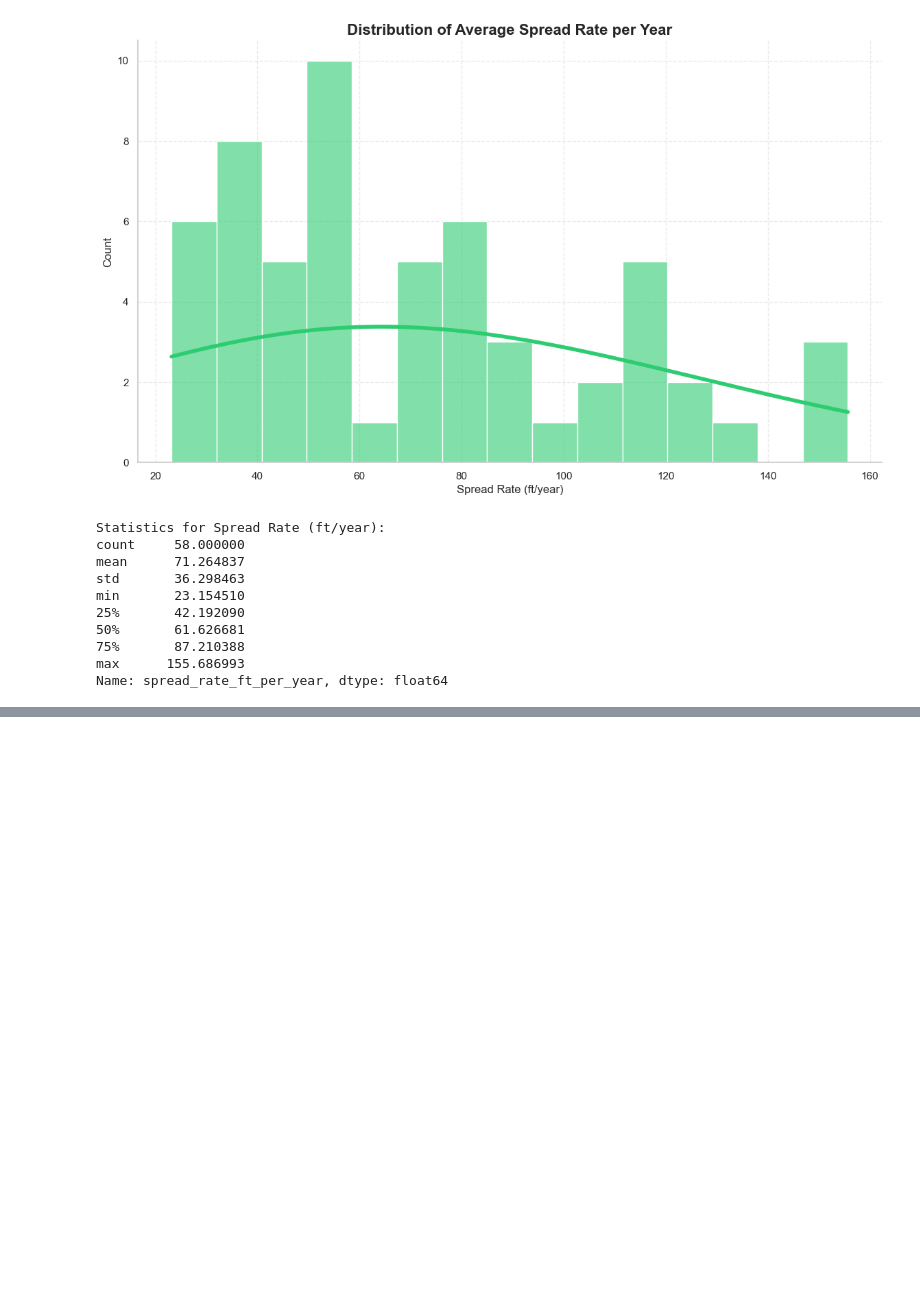
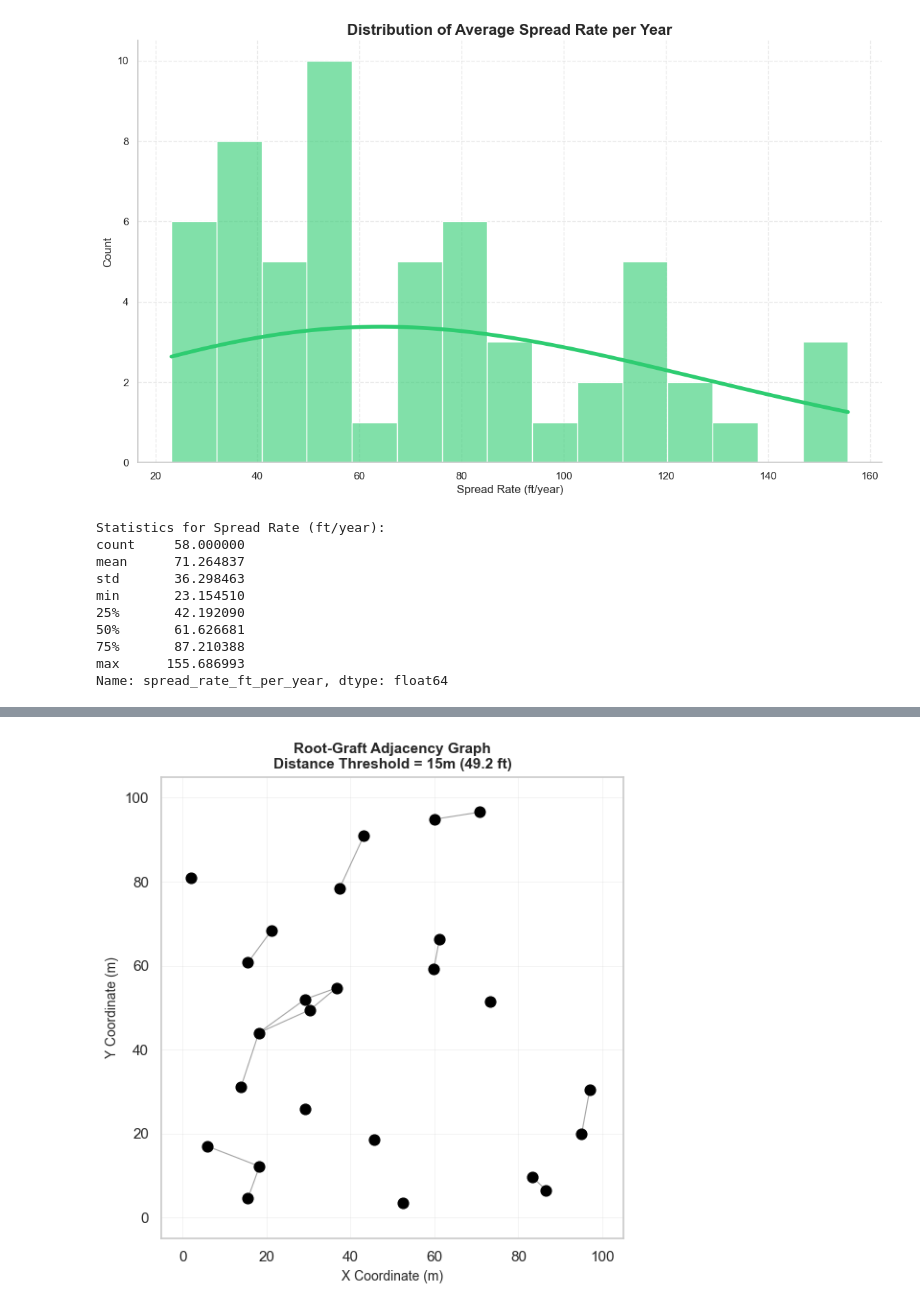
Before and after one commit to IMGROOT2/oak-wilt-detection, a Jupyter notebook: validation_study/notebooks/analysis/spread_analysis.ipynb, the cells around one changed output, grey strips where cells are left out. Saved outputs shown, nothing was run; the diff lists cells and outputs as text; code cells hidden in the pictures; blank space fills up the shorter version.

```diff
--- a/validation_study/notebooks/analysis/spread_analysis.ipynb
+++ b/validation_study/notebooks/analysis/spread_analysis.ipynb
@@ -79,0 +280,39 @@ Name: spread_rate_ft_per_year, dtype: float64
+# %%
+import matplotlib.pyplot as plt
+import numpy as np
+
+np.random.seed(42)
+
+# Simulate tree locations (in meters)
+n_trees = 25
+x = np.random.uniform(0, 100, n_trees)
+y = np.random.uniform(0, 100, n_trees)
+
+# Distance threshold (meters)
+threshold = 15.0
+
+fig, ax = plt.subplots(figsize=(6, 6))
+
+# Draw edges for trees within threshold
+for i in range(n_trees):
+    for j in range(i+1, n_trees):
+        dist = np.sqrt((x[i]-x[j])**2 + (y[i]-y[j])**2)
+        if dist <= threshold:
+            ax.plot([x[i], x[j]], [y[i], y[j]], 'k-', linewidth=0.8, alpha=0.4)
+
+# Plot tree points
+ax.scatter(x, y, c='black', s=60, marker='o', edgecolors='black', linewidths=1, zorder=3)
+
+ax.set_xlabel('X Coordinate (m)', fontsize=10)
+ax.set_ylabel('Y Coordinate (m)', fontsize=10)
+ax.set_title('Root-Graft Adjacency Graph\nDistance Threshold = 15m (49.2 ft)', fontsize=11, weight='bold')
+ax.set_xlim(-5, 105)
+ax.set_ylim(-5, 105)
+ax.set_aspect('equal')
+ax.grid(True, alpha=0.3, linewidth=0.5)
+
+plt.tight_layout()
+plt.savefig('fig2_root_graft_graph.pdf', dpi=300, bbox_inches='tight')
+plt.show()
+# %% [output]
+[figure, added]
```
Also changed, not shown: parts of 24 cells of this notebook, 11 other files.
